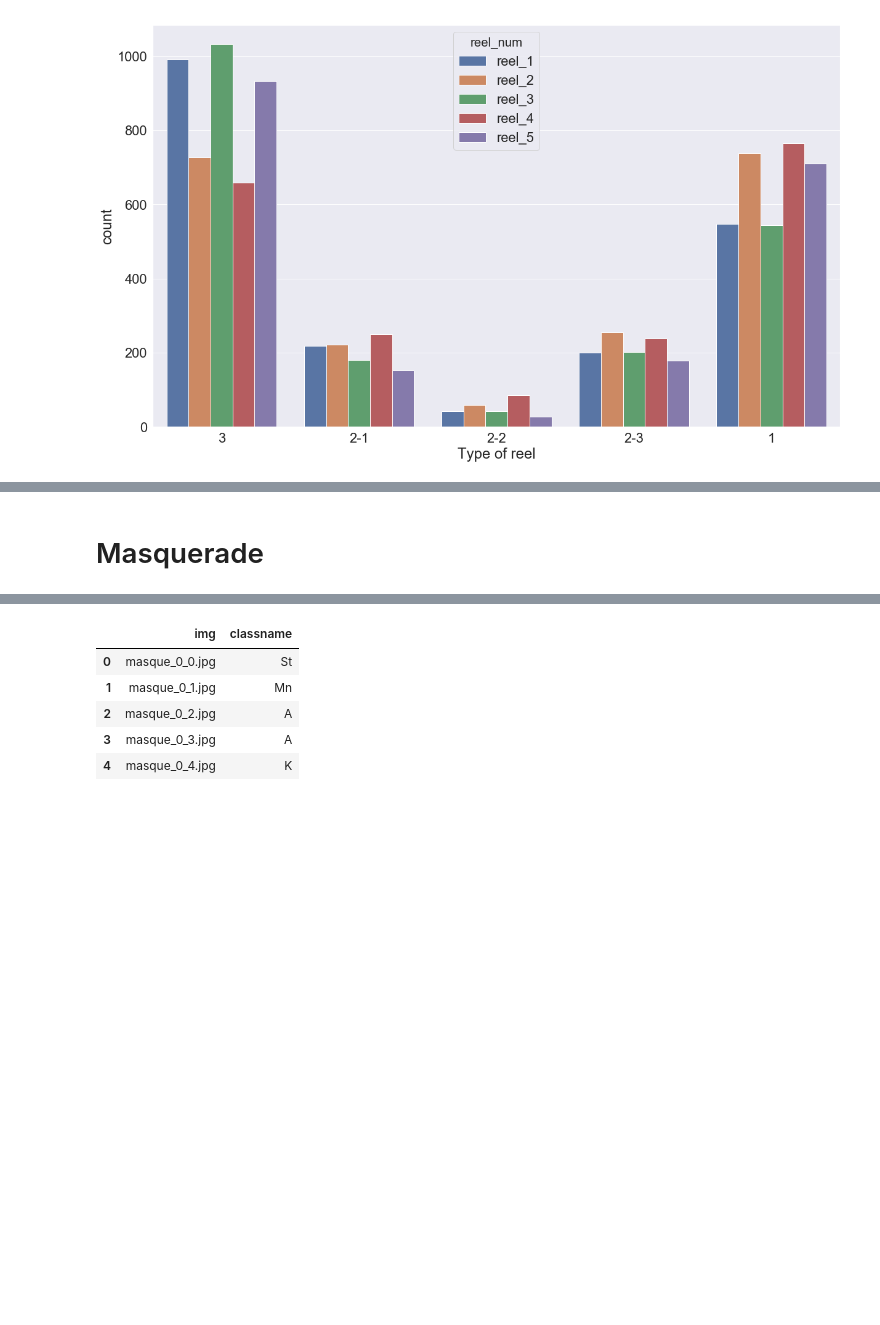
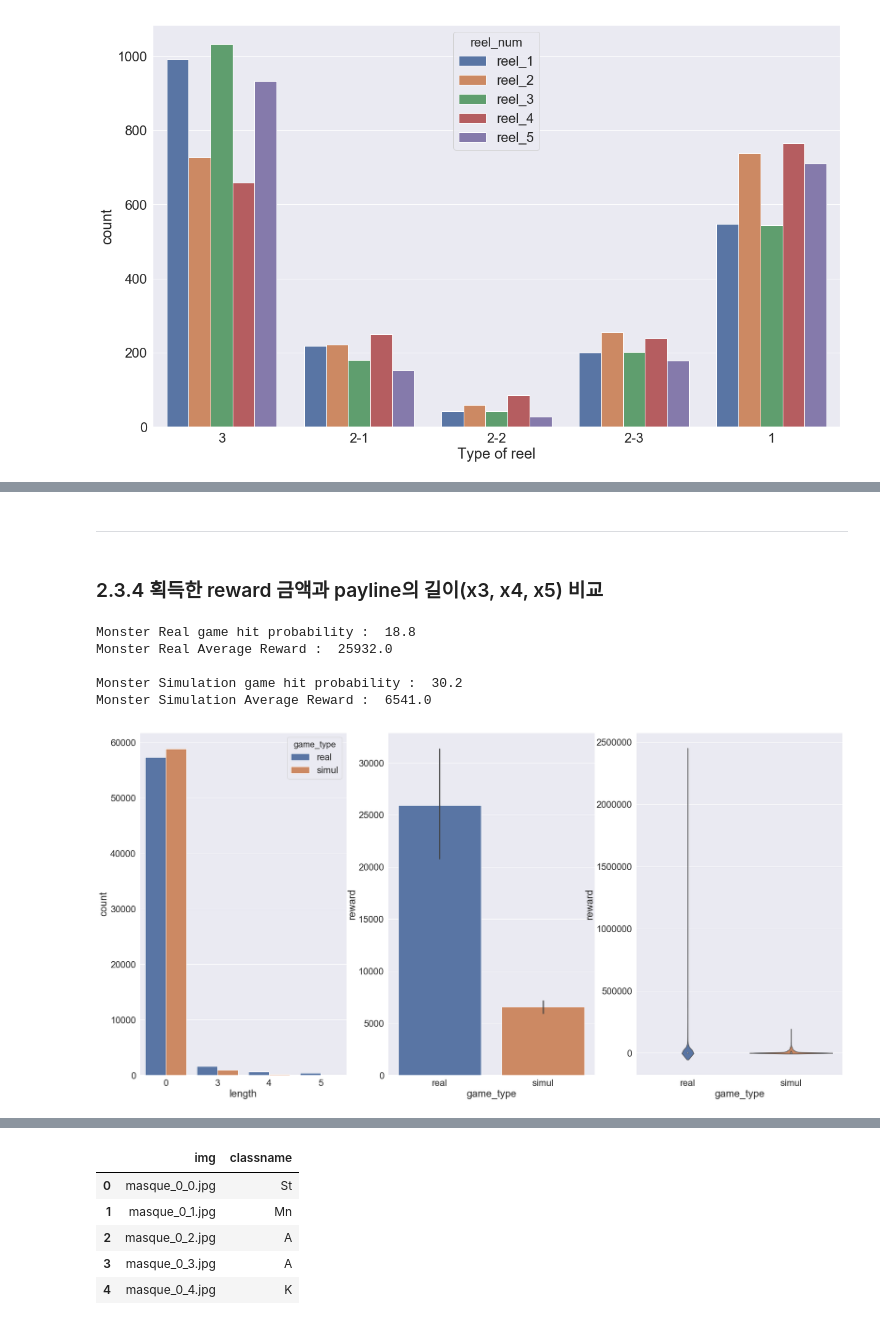
Before and after one commit to Jaepal/data-science-portfolio, a Jupyter notebook: slot_machine/Data_Exploration.ipynb, the cells around one changed output, grey strips where cells are left out. Cells and saved outputs as stored; diff of their text form; code cells hidden in the pictures; blank space fills up the shorter version.

```diff
--- a/slot_machine/Data_Exploration.ipynb
+++ b/slot_machine/Data_Exploration.ipynb
@@ -1126,2 +1180,4 @@ plt.show()
 # %% [markdown]
-# Masquerade
+---
+# %% [markdown]
+### 2.3.4 획득한 reward 금액과 payline의 길이(x3, x4, x5) 비교 <a name="monster-2-3-4"></a>
@@ -1127,0 +1254,76 @@ plt.show()
+# %%
+# 게임당 당첨 금액과 당첨된 Symbol의 종류를 담을 list 생성
+
+ms_real_pay_list, ms_real_pay_type_list, ms_real_payline_num = [], [], []
+ms_simul_pay_list, ms_simul_pay_type_list, ms_simul_payline_num = [], [], []
+
+for real_game in ms_slot_result_per_game:
+    ms_real_pay_list.append(cal_monster_payline(real_game, 2000)[0])
+    ms_real_pay_type_list.extend(cal_monster_payline(real_game, 2000)[1])
+
+for simul_game in ms_simul_result_per_game:
+    ms_simul_pay_list.append(cal_monster_payline(simul_game, 2000)[0])
+    ms_simul_pay_type_list.extend(cal_monster_payline(simul_game, 2000)[1])
+
+
+# 당첨된 payline의 length를 담을 list 생성
+
+ms_real_payline_length = [len(pay_type) for pay_type in ms_real_pay_type_list]
+ms_simul_payline_length = [len(pay_type) for pay_type in ms_simul_pay_type_list]
+
+
+# 시각화를 위한 DataFrame 생성
+
+df_ms_pay_list = pd.DataFrame(columns=['reward', 'game_type'])
+df_ms_pay_list['reward'] = ms_real_pay_list + ms_simul_pay_list
+df_ms_pay_list['game_type'] = ['real'] * 2000 + ['simul']*2000
+
+
+df_ms_payline_length = pd.DataFrame(columns=['length', 'game_type'])
+df_ms_payline_length['length'] = ms_real_payline_length + ms_simul_payline_length
+df_ms_payline_length['game_type'] = ['real'] * len(ms_real_payline_length) + ['simul'] * len(ms_simul_payline_length)
+
+df_ms_all_payline = pd.DataFrame(columns=['payline_num', 'game_type'])
+df_ms_all_payline['payline_num'] = ms_real_payline_num + ms_simul_payline_num
+df_ms_all_payline['game_type'] = ['real'] * len(ms_real_payline_num) + ['simul'] * len(ms_simul_payline_num)
+
+
+# 게임 유형별 hit probability, average reward 출력
+
+print('Monster Real game hit probability : ', round(len([pay for pay in ms_real_pay_list if not pay == 0])/len(ms_real_pay_list)*100,2))
+print('Monster Real Average Reward : ', sum(ms_real_pay_list) / len(ms_real_pay_list),'\n')
+
+print('Monster Simulation game hit probability : ', round(len([pay for pay in ms_simul_pay_list if not pay == 0])/len(ms_simul_pay_list)*100,2))
+print('Monster Simulation Average Reward : ', sum(ms_simul_pay_list) / len(ms_simul_pay_list))
+
+
+
+## 시각화 ##
+
+
+# 3 x 2 sub plots 생성
+gs = gridspec.GridSpec(1, 3)
+plt.figure(figsize=(30,15))
+
+# 게임 유형별 reward 빈도 시각화
+ax = plt.subplot(gs[0, 0])
+sns.countplot(x='length', data=df_ms_payline_length, hue='game_type')
+
+
+# 게임 유형별 average reward 시각화
+ax = plt.subplot(gs[0, 1])
+sns.barplot(x='game_type', y='reward', data=df_ms_pay_list)
+
+
+# payline length 시각화
+ax = plt.subplot(gs[0, 2])
+sns.violinplot(x='game_type', y='reward', data=df_ms_pay_list)
+
+plt.show()
+# %% [output]
+Monster Real game hit probability :  18.8
+Monster Real Average Reward :  25932.0
+
+Monster Simulation game hit probability :  30.2
+Monster Simulation Average Reward :  6541.0
+[figure, added]
```
Also changed, not shown: parts of 88 cells of this notebook.
